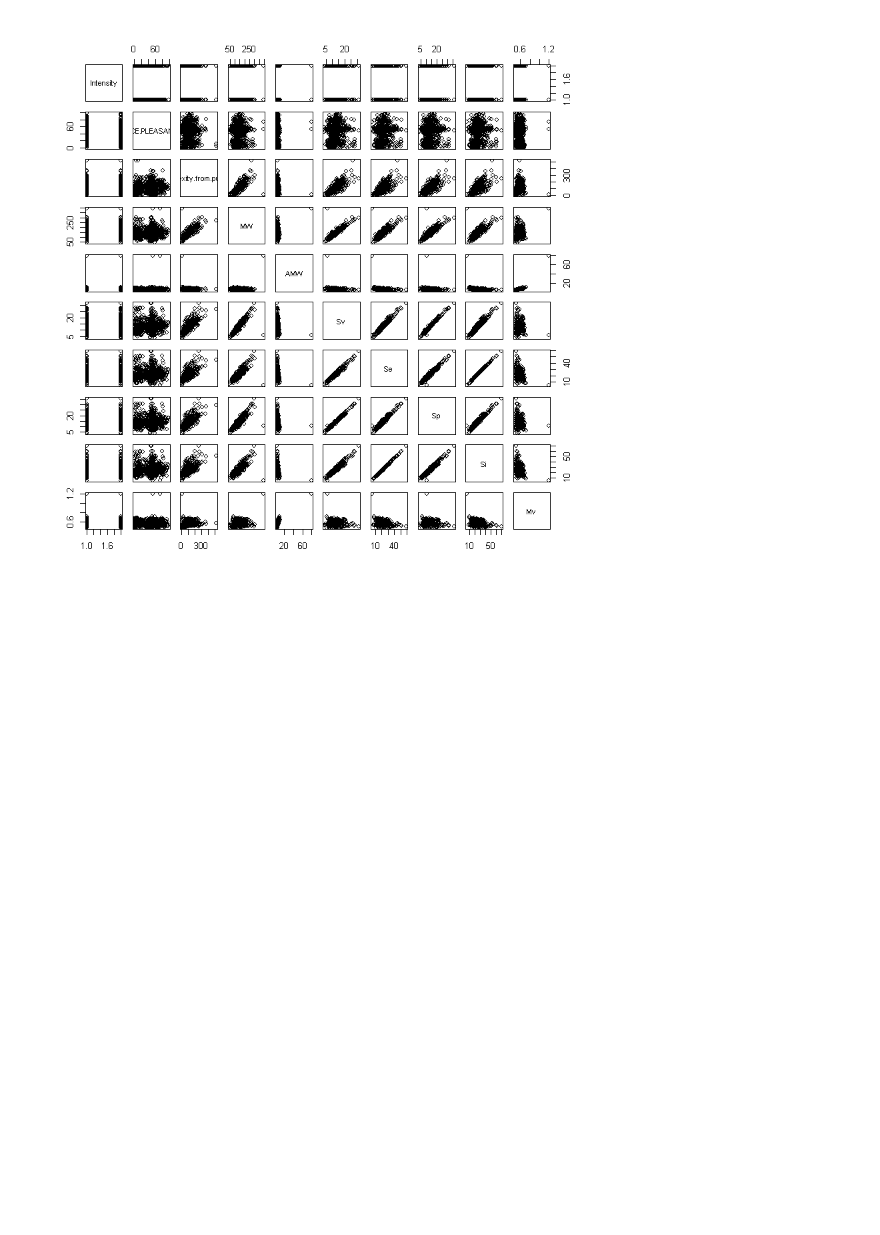
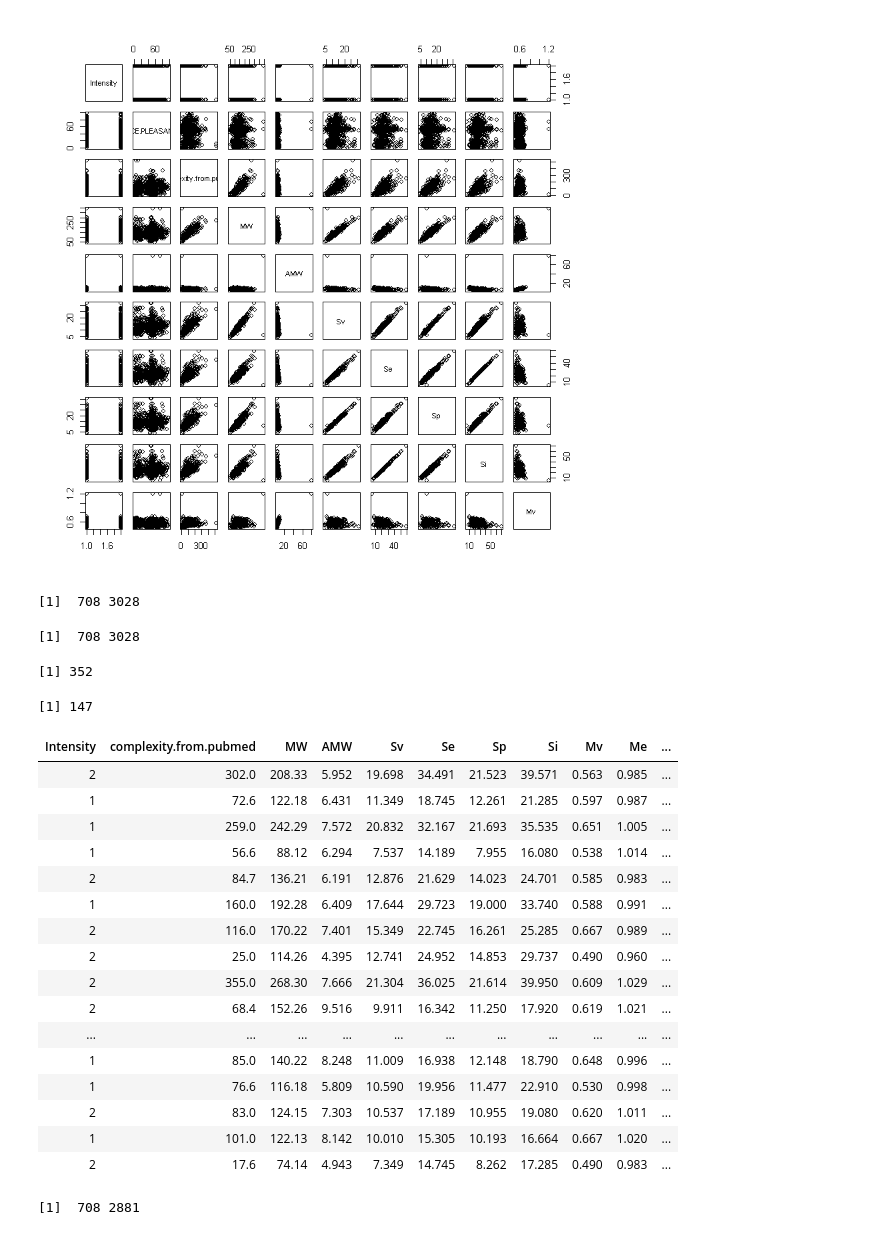
Before and after one commit to ghaeflig/Miniproject-Bio-322, a Jupyter notebook: src/Exploration.ipynb, the cells around one changed output. Drawn from its saved outputs; the diff is of its cells as text; code cells hidden in the pictures; blank space fills up the shorter version.

Commit message:
correlation, exploration final and improvement of boosting

```diff
--- a/src/Exploration.ipynb
+++ b/src/Exploration.ipynb
@@ -171,6 +167,71 @@ pairs(data[1:10])
 [figure]
 # %%
 #on voit que les Sv, SE, Sp etc sont fortement  correlé entre eux, il faudrait peut-être traiter les données dans ce sens
+# %%
+#Variance = 0
+datav <- data
+datav <- datav[ , which(apply(datav, 2, var) != 0)]
+dim(datav)
+#--> there is 1842 predictors whose variance equal 0
+#--> They are not useful to predict model ; so we can delete them from the list of predictors
+# %% [output]
+[1]  708 3028
+# %%
+#Correlation
+datac <- data[,-which(names(data) %in% c("VALENCE.PLEASANTNESS"))]
+datac$Intensity<-as.numeric(as.factor(datac$Intensity))
+datac<-datac[ , which(apply(datac, 2, var) != 0)]
+dim(datac)
+cor_matrix <- cor(datac)
+n = 0
+cor_i <- c()
+cor_j <- c()
+for(i in 1:nrow(cor_matrix)) {
+    for(j in 1:i) #because the correlation matrix is symetric
+        if(i != j) {
+            if(cor_matrix[i,j] == 1) {
+                n = n + 1
+                cor_i <- c(cor_i,i)
+                cor_j <- c(cor_j,j)
+            }
+        }
+}
+n
+cor_i <- c(cor_i,0)
+filtered_cor_i <- c()
+for(i in 1:n) {
+    if(cor_i[i] != cor_i[i+1]) filtered_cor_i <- c(filtered_cor_i,cor_i[i])
+}
+length(filtered_cor_i)
+filtered_data <- datac
+filtered_data <- filtered_data[,-filtered_cor_i]
+filtered_data
+dim(filtered_data)
+
+#--> We found 352 correlations that are equal to 1 and when we count the predictors that are many times correlated only
+# one time, we can put off 147 predictors
+# %% [output]
+[1]  708 3028
+[1] 352
+[1] 147
+| Intensity | complexity.from.pubmed | MW | AMW | Sv | Se | Sp | Si | Mv | Me | ... |
+| 2 | 302.0 | 208.33 | 5.952 | 19.698 | 34.491 | 21.523 | 39.571 | 0.563 | 0.985 | ... |
+| 1 | 72.6 | 122.18 | 6.431 | 11.349 | 18.745 | 12.261 | 21.285 | 0.597 | 0.987 | ... |
+| 1 | 259.0 | 242.29 | 7.572 | 20.832 | 32.167 | 21.693 | 35.535 | 0.651 | 1.005 | ... |
+| 1 | 56.6 | 88.12 | 6.294 | 7.537 | 14.189 | 7.955 | 16.080 | 0.538 | 1.014 | ... |
+| 2 | 84.7 | 136.21 | 6.191 | 12.876 | 21.629 | 14.023 | 24.701 | 0.585 | 0.983 | ... |
+| 1 | 160.0 | 192.28 | 6.409 | 17.644 | 29.723 | 19.000 | 33.740 | 0.588 | 0.991 | ... |
+| 2 | 116.0 | 170.22 | 7.401 | 15.349 | 22.745 | 16.261 | 25.285 | 0.667 | 0.989 | ... |
+| 2 | 25.0 | 114.26 | 4.395 | 12.741 | 24.952 | 14.853 | 29.737 | 0.490 | 0.960 | ... |
+| 2 | 355.0 | 268.30 | 7.666 | 21.304 | 36.025 | 21.614 | 39.950 | 0.609 | 1.029 | ... |
+| 2 | 68.4 | 152.26 | 9.516 | 9.911 | 16.342 | 11.250 | 17.920 | 0.619 | 1.021 | ... |
+| ... | ... | ... | ... | ... | ... | ... | ... | ... | ... | ... |
+| 1 | 85.0 | 140.22 | 8.248 | 11.009 | 16.938 | 12.148 | 18.790 | 0.648 | 0.996 | ... |
+| 1 | 76.6 | 116.18 | 5.809 | 10.590 | 19.956 | 11.477 | 22.910 | 0.530 | 0.998 | ... |
+| 2 | 83.0 | 124.15 | 7.303 | 10.537 | 17.189 | 10.955 | 19.080 | 0.620 | 1.011 | ... |
+| 1 | 101.0 | 122.13 | 8.142 | 10.010 | 15.305 | 10.193 | 16.664 | 0.667 | 1.020 | ... |
+| 2 | 17.6 | 74.14 | 4.943 | 7.349 | 14.745 | 8.262 | 17.285 | 0.490 | 0.983 | ... |
+[1]  708 2881
 # %%
 #try the general linear fit for MSE baseline
 fit<-lm(VALENCE.PLEASANTNESS~., data)
```
Also changed, not shown: parts of 8 cells of this notebook, 3 other files.
